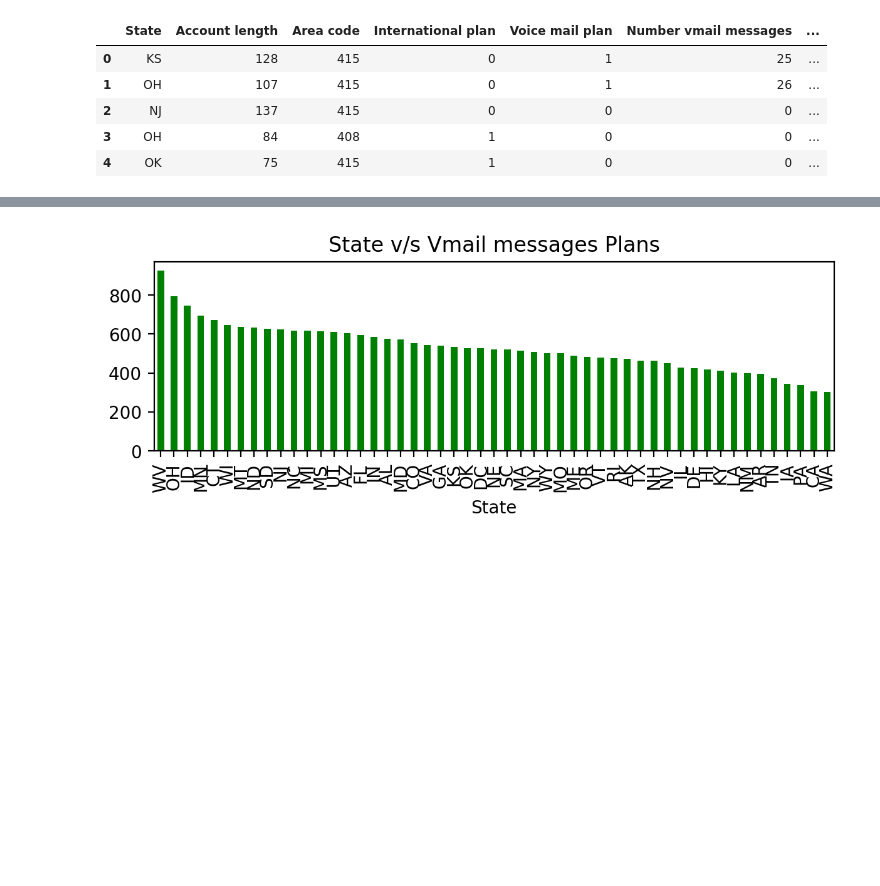
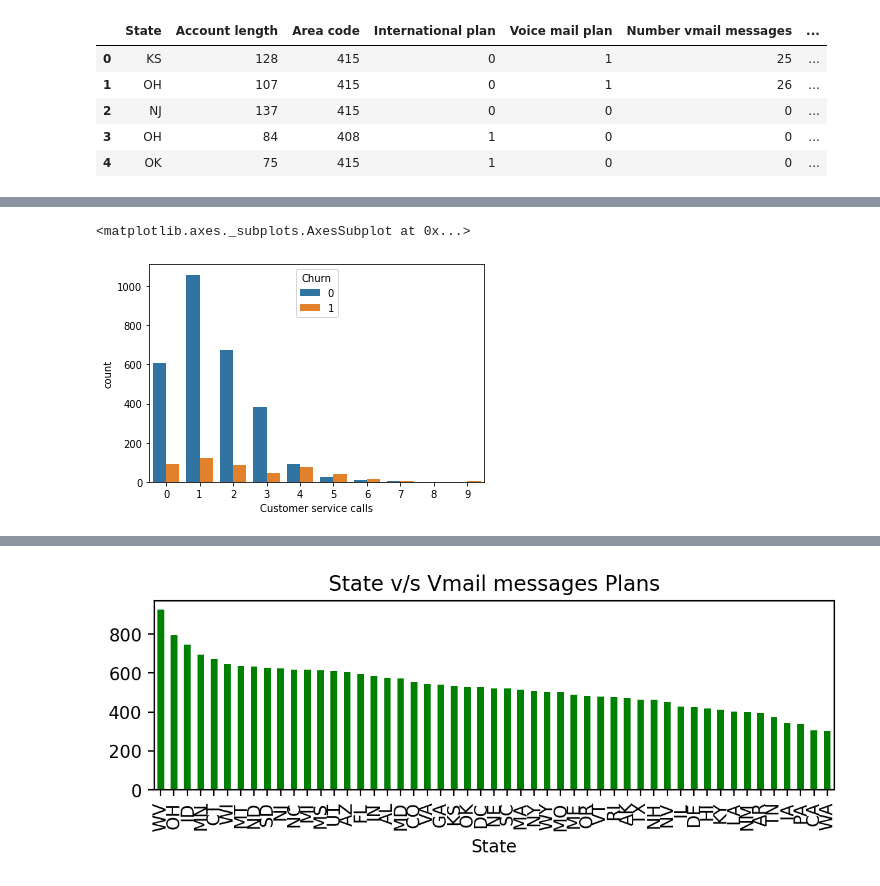
Before and after one commit to shyamsundar-v/Telecom-Churn-Analysis, a Jupyter notebook: Telecom_Churn_Analysis_Capstone_Project.ipynb, the cells around one changed output, grey strips where cells are left out. Cells and saved outputs as stored; diff of their text form; code cells hidden in the pictures; blank space fills up the shorter version.

```diff
--- a/Telecom_Churn_Analysis_Capstone_Project.ipynb
+++ b/Telecom_Churn_Analysis_Capstone_Project.ipynb
@@ -166,0 +174,5 @@ tel_df.head()
+# %%
+sns.countplot(tel_df['Customer service calls'],hue=tel_df['Churn'])
+# %% [output]
+<matplotlib.axes._subplots.AxesSubplot at 0x...>
+[figure, added]
```
Also changed, not shown: parts of 17 cells of this notebook.
